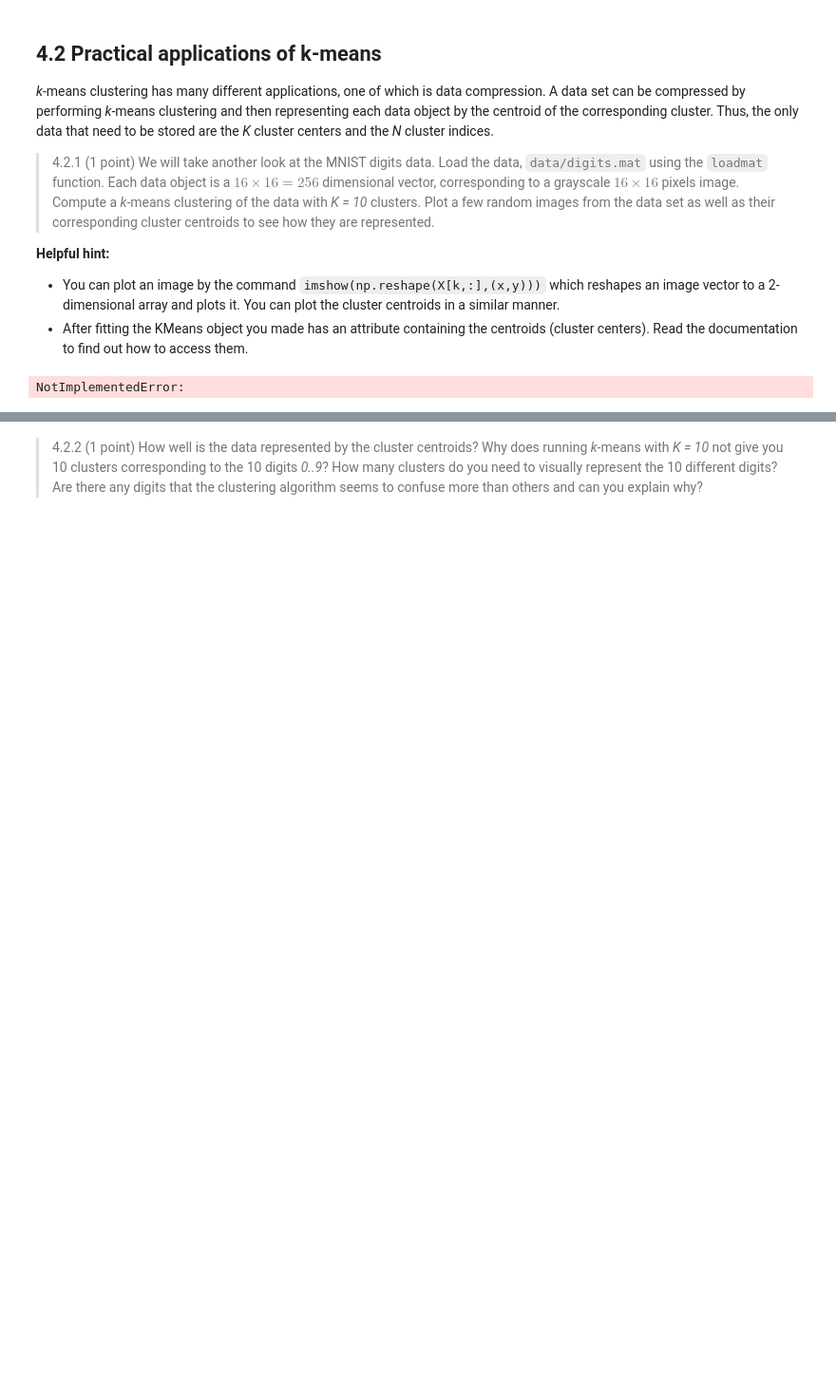
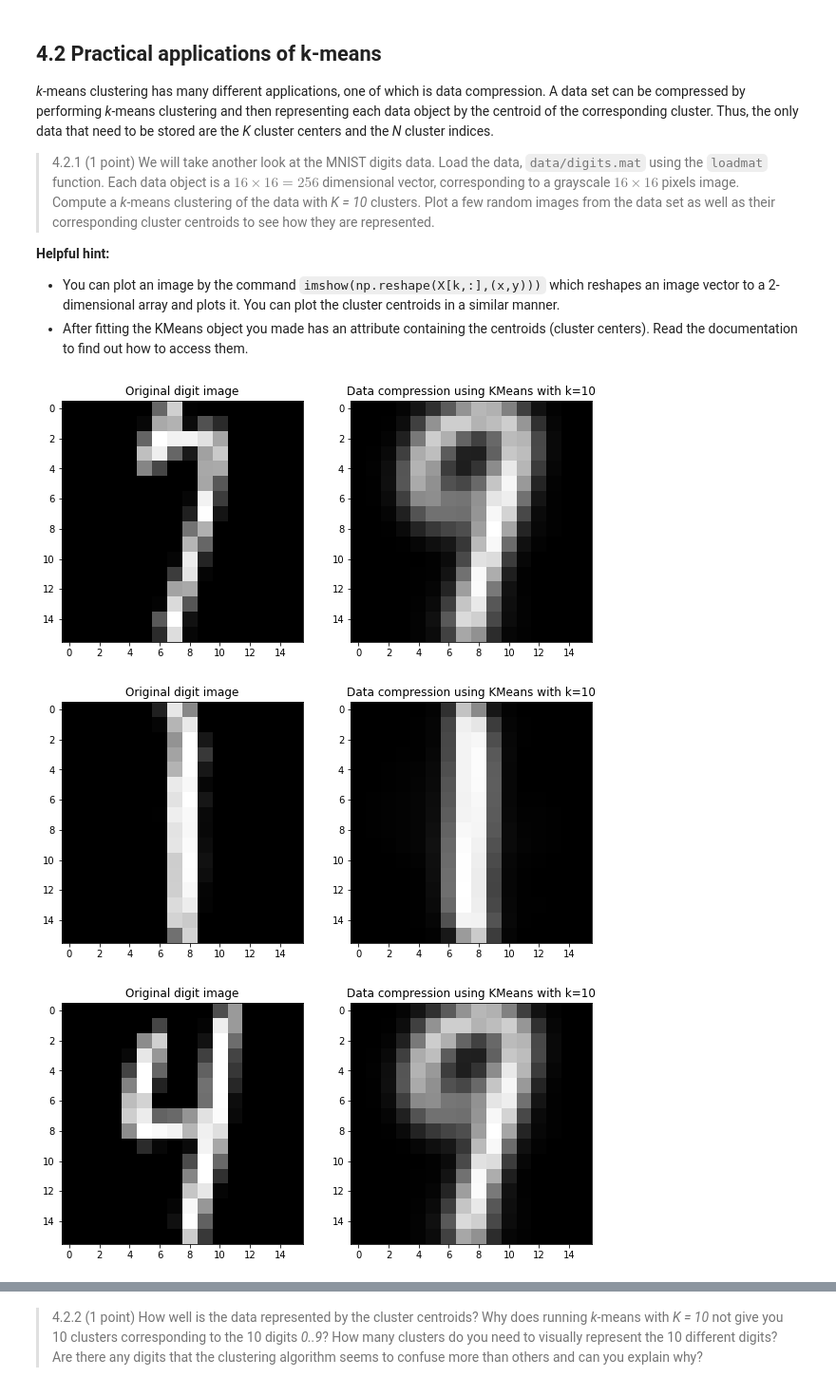
Before and after one commit to Senna-Renting/Data-Mining-Assignments, a Jupyter notebook: assignment_4/assignment_4.ipynb, the cells around one changed output, grey strips where cells are left out. Shown at 95% size. Saved outputs shown, nothing was run; the diff lists cells and outputs as text; code cells hidden in the pictures; blank space fills up the shorter version.

```diff
--- a/assignment_4/assignment_4.ipynb
+++ b/assignment_4/assignment_4.ipynb
@@ -186,9 +186,34 @@ So in short for more than four clusters, there seems to be some overfitting happ
 **Helpful hint:**
 + You can plot an image by the command `imshow(np.reshape(X[k,:],(x,y)))` which reshapes an image vector to a 2-dimensional array and plots it. You can plot the cluster centroids in a similar manner.
 + After fitting the KMeans object you made has an attribute containing the centroids (cluster centers). Read the documentation to find out how to access them.
-# %%
-##Answer to question 4.2.1a
-# YOUR CODE HERE
-raise NotImplementedError()
-# %% [output]
-NotImplementedError:
+# %%
+##Answer to question 4.2.1a
+#initialize the variables and load the data
+data = loadmat("./data/digits.mat")
+X = data["X"]
+w = 16
+h = 16
+img_amount = 4
+choices = [np.random.randint(0,len(X)) for i in range(img_amount)]
+
+# apply KMeans to the digit dataset
+kmns = KMeans(n_clusters=10)
+kmns.fit(X)
+centroids = kmns.cluster_centers_
+labels = kmns.labels_
+
+# plot both the original and the data compression using k-means
+for choice in choices:
+    img_data = X[choice,:]
+    centroid = centroids[labels[choice]]
+    fig, [ax1, ax2] = plt.subplots(1,2, figsize=(10,15))
+    ax1.set_title("Original digit image")
+    ax1.imshow(np.reshape(img_data,(w,h)), cmap="gray")
+    ax2.set_title("Data compression using KMeans with k=10")
+    ax2.imshow(np.reshape(centroid,(w,h)), cmap="gray")
+
+plt.show()
+# %% [output]
+[figure, added]
+[figure, added]
+[figure, added]
```
Also changed, not shown: parts of 9 cells of this notebook.
